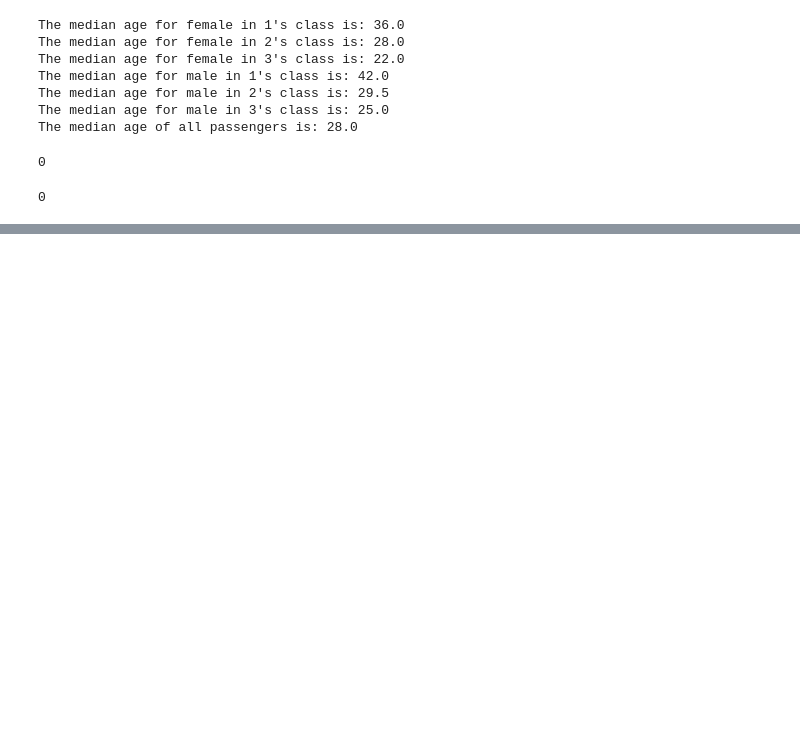
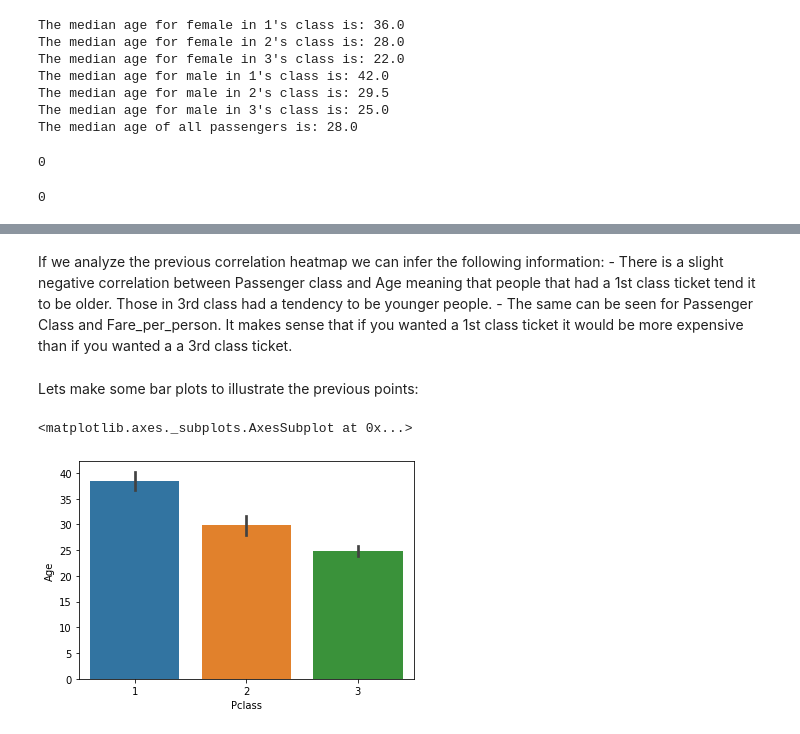
Before and after one commit to joelaniado/Titanic_Logistic_Regression, a Jupyter notebook: Titanic_model_classification.ipynb, the cells around one changed output, grey strips where cells are left out. Cells and saved outputs as stored; diff of their text form; code cells hidden in the pictures; blank space fills up the shorter version.

```diff
--- a/Titanic_model_classification.ipynb
+++ b/Titanic_model_classification.ipynb
@@ -265,0 +345,11 @@ data.head()
+# %% [markdown]
+If we analyze the previous correlation heatmap we can infer the following information:
+    - There is a slight negative correlation between Passenger class and Age meaning that people that had a 1st class ticket tend it to be older. Those in 3rd class had a tendency to be younger people.
+    - The same can be seen for Passenger Class and Fare_per_person. It makes sense that if you wanted a 1st class ticket it would be more expensive than if you wanted a a 3rd class ticket.
+# %% [markdown]
+Lets make some bar plots to illustrate the previous points:
+# %%
+sns.barplot(x=X_train['Pclass'],y=X_train['Age'],data=X_train)
+# %% [output]
+<matplotlib.axes._subplots.AxesSubplot at 0x...>
+[figure, added]
```
Also changed, not shown: parts of 23 cells of this notebook, 1 other file.
